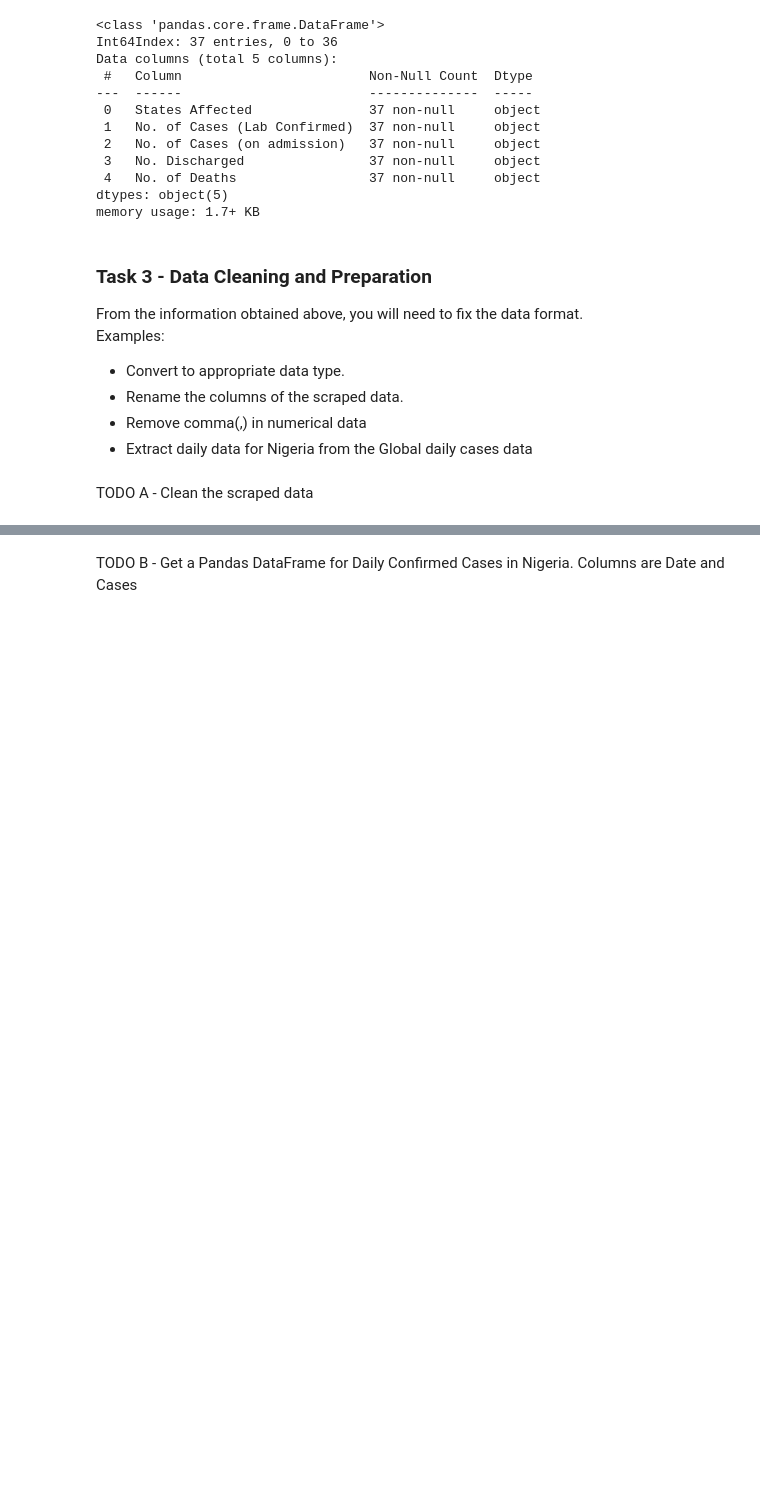
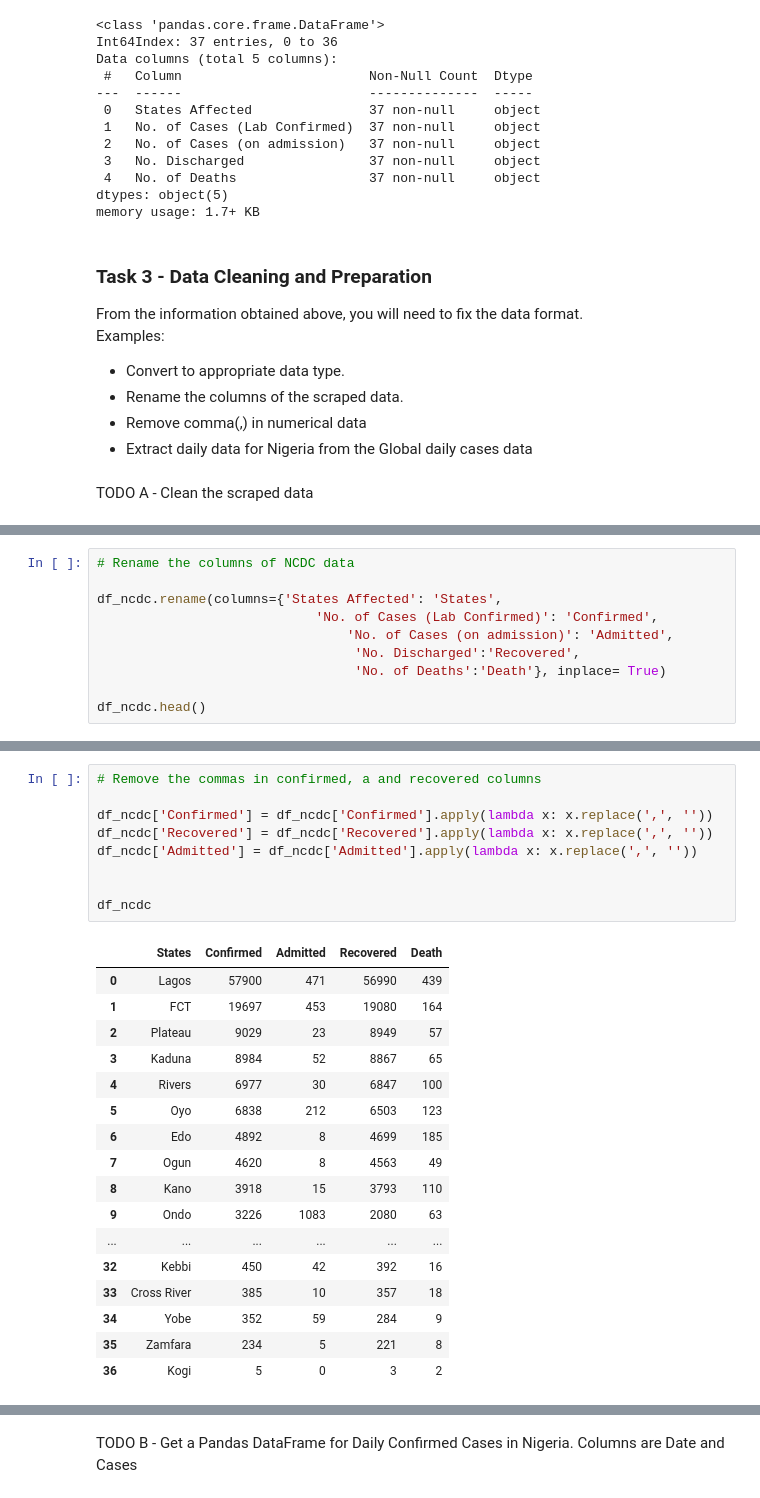
Before and after one commit to Grace2705/Nigeria-COVID-19-Data-Analysis-Using-Python, a Jupyter notebook: covidproject.ipynb, the cells around one changed output, grey strips where cells are left out. Cells and saved outputs as stored; diff of their text form; blank space fills up the shorter version.

```diff
--- a/covidproject.ipynb
+++ b/covidproject.ipynb
@@ -287,0 +286,10 @@ TODO A - Clean the scraped data
+# %%
+# Rename the columns of NCDC data
+
+df_ncdc.rename(columns={'States Affected': 'States',
+                            'No. of Cases (Lab Confirmed)': 'Confirmed',
+                                'No. of Cases (on admission)': 'Admitted',
+                                 'No. Discharged':'Recovered',
+                                 'No. of Deaths':'Death'}, inplace= True)
+
+df_ncdc.head()
@@ -287,0 +303,27 @@ TODO A - Clean the scraped data
+# %%
+# Remove the commas in confirmed, a and recovered columns
+
+df_ncdc['Confirmed'] = df_ncdc['Confirmed'].apply(lambda x: x.replace(',', ''))
+df_ncdc['Recovered'] = df_ncdc['Recovered'].apply(lambda x: x.replace(',', ''))
+df_ncdc['Admitted'] = df_ncdc['Admitted'].apply(lambda x: x.replace(',', ''))
+
+
+df_ncdc
+# %% [output]
+|  | States | Confirmed | Admitted | Recovered | Death |
+| 0 | Lagos | 57900 | 471 | 56990 | 439 |
+| 1 | FCT | 19697 | 453 | 19080 | 164 |
+| 2 | Plateau | 9029 | 23 | 8949 | 57 |
+| 3 | Kaduna | 8984 | 52 | 8867 | 65 |
+| 4 | Rivers | 6977 | 30 | 6847 | 100 |
+| 5 | Oyo | 6838 | 212 | 6503 | 123 |
+| 6 | Edo | 4892 | 8 | 4699 | 185 |
+| 7 | Ogun | 4620 | 8 | 4563 | 49 |
+| 8 | Kano | 3918 | 15 | 3793 | 110 |
+| 9 | Ondo | 3226 | 1083 | 2080 | 63 |
+| ... | ... | ... | ... | ... | ... |
+| 32 | Kebbi | 450 | 42 | 392 | 16 |
+| 33 | Cross River | 385 | 10 | 357 | 18 |
+| 34 | Yobe | 352 | 59 | 284 | 9 |
+| 35 | Zamfara | 234 | 5 | 221 | 8 |
+| 36 | Kogi | 5 | 0 | 3 | 2 |
```
Also changed, not shown: parts of 8 cells of this notebook.
